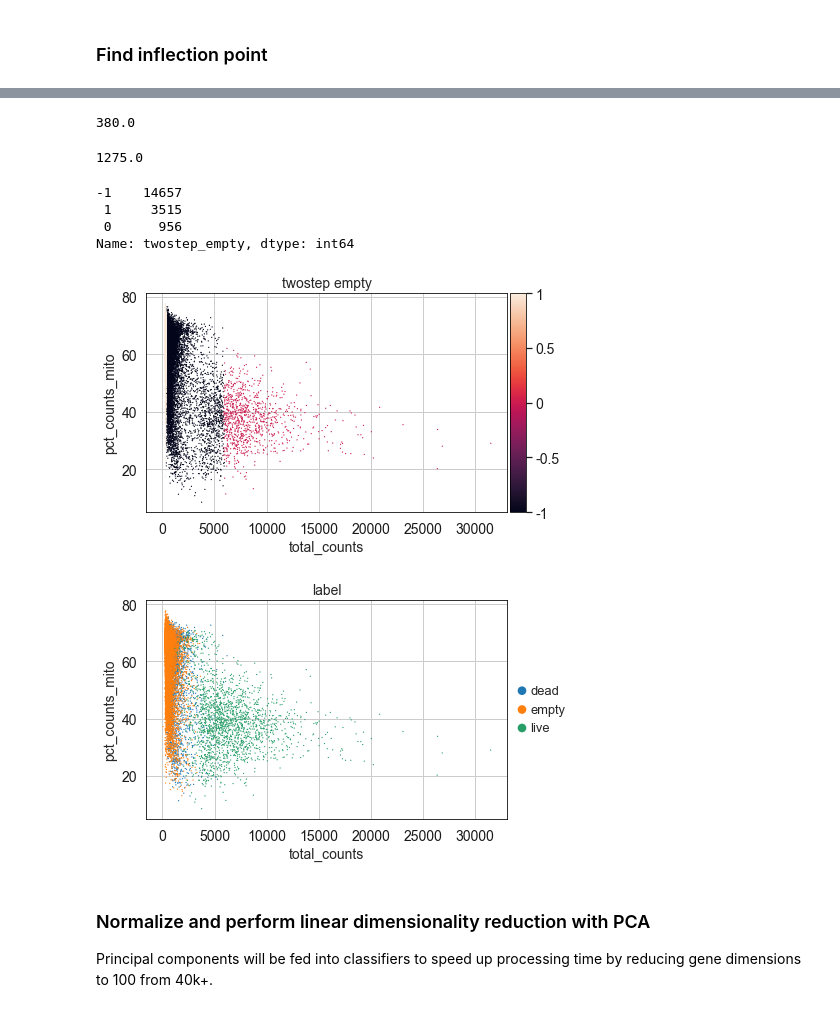
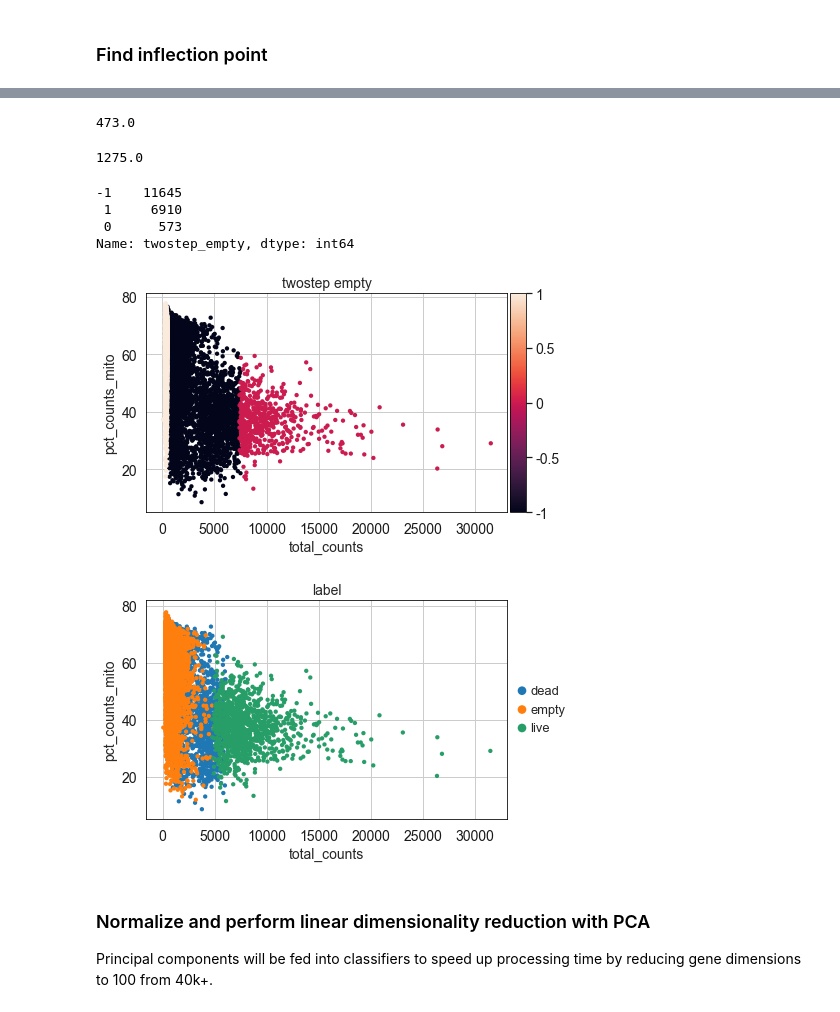
Before and after one commit to codyheiser/dropkick, a Jupyter notebook: QC_twostep.ipynb, the cells around one changed output, grey strips where cells are left out. Drawn from its saved outputs; the diff is of its cells as text; code cells hidden in the pictures.

```diff
--- a/QC_twostep.ipynb
+++ b/QC_twostep.ipynb
@@ -42,32 +43,32 @@ Name: total_counts, dtype: int64 for [0, 20, 40, 80, 100] percentiles of greates
 # %%
-s1.obs['total_counts'][15618] # see the total counts at 80th percentile of secant distance (beyond inflection point)
+s1.obs['total_counts'][12242] # see the total counts at 80th percentile of secant distance (beyond inflection point)
 # %% [output]
-380.0
+473.0
 # %%
 s1.obs['total_counts'][3541] # see the total counts at inflection point
 # %% [output]
 1275.0
 # %%
 # create new "observation" as empty droplet label
-s1.obs['twostep_empty'] = np.where(s1.obs['total_counts']<=s1.obs['total_counts'][15618], 1, -1) # 1 is empty, -1 is unlabeled
-s1.obs.loc[s1.obs['ranked_total_counts']>=s1.n_obs*0.95, 'twostep_empty'] = 0 # take top 5% of dataset by total UMI counts and add as "not empty"
+s1.obs['twostep_empty'] = np.where(s1.obs['total_counts']<=s1.obs['total_counts'][12242], 1, -1) # 1 is empty, -1 is unlabeled
+s1.obs.loc[s1.obs['ranked_total_counts']>=s1.n_obs*0.97, 'twostep_empty'] = 0 # take top 3% of dataset by total UMI counts and add as "not empty"
 # %%
 s1.obs['twostep_empty'].value_counts()
 # %% [output]
--1    14657
- 1     3515
- 0      956
+-1    11645
+ 1     6910
+ 0      573
 Name: twostep_empty, dtype: int64
 # %%
 # look at the training labels we've picked
-sc.pl.scatter(s1, x='total_counts', y='pct_counts_mito', color='twostep_empty')
+sc.pl.scatter(s1, x='total_counts', y='pct_counts_mito', color='twostep_empty', size=75)
 # %% [output]
-[figure, old version]
+[figure, new version]
 # %%
 # look at our previously-defined labels
-sc.pl.scatter(s1, x='total_counts', y='pct_counts_mito', color='label')
+sc.pl.scatter(s1, x='total_counts', y='pct_counts_mito', color='label', size=75)
 # %% [output]
-[figure, old version]
+[figure, new version]
 # %% [markdown]
 ### Normalize and perform linear dimensionality reduction with PCA
 Principal components will be fed into classifiers to speed up processing time by reducing gene dimensions to 100 from 40k+.
```
Also changed, not shown: parts of 8 cells of this notebook, 4 other files.
